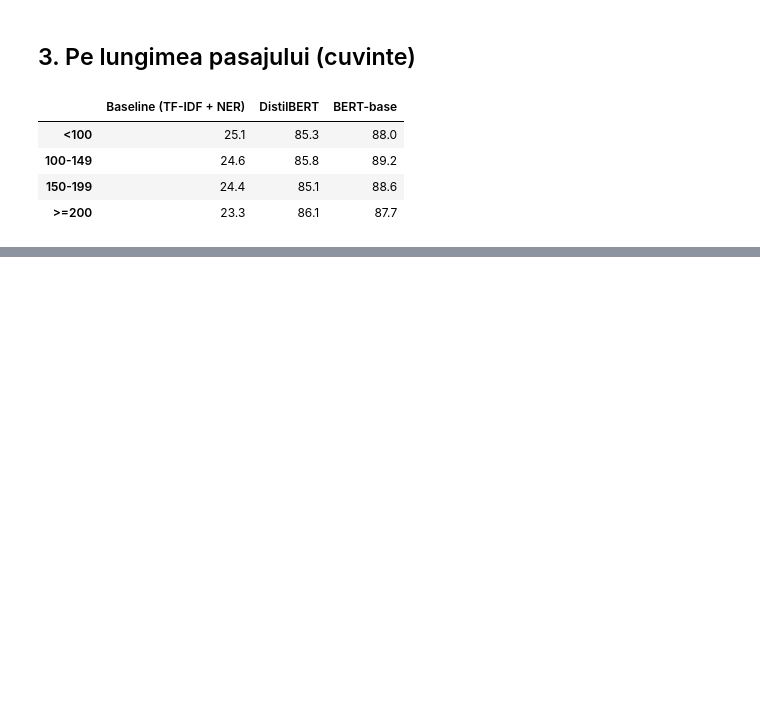
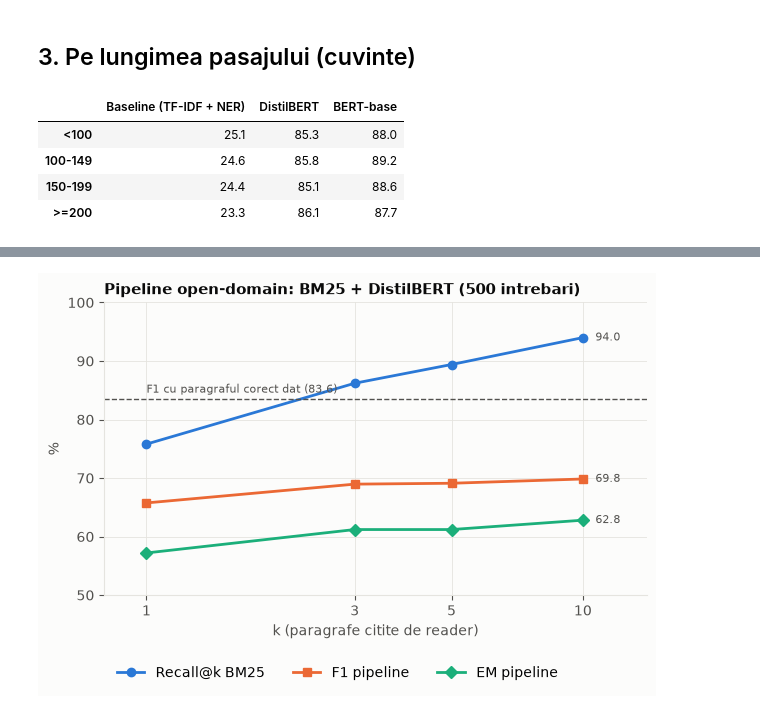
Before and after one commit to Darius762/nlp-qa-system, a Jupyter notebook: notebooks/results.ipynb, the cells around one changed output, grey strips where cells are left out. Cells and saved outputs as stored; diff of their text form; code cells hidden in the pictures; blank space fills up the shorter version.

```diff
--- a/notebooks/results.ipynb
+++ b/notebooks/results.ipynb
@@ -115,0 +151,13 @@ f1_by_length.round(1)
+# %%
+pipeline = json.loads(Path("results/pipeline_bm25_distilbert-base-uncased-squad_metrics.json").read_text(encoding="utf-8"))
+pipe_ks = [int(key[3:]) for key in pipeline if key.startswith("top")]
+pipe = pd.DataFrame({
+    f"top-{k}": {
+        "EM": pipeline[f"top{k}"]["exact_match"],
+        "F1": pipeline[f"top{k}"]["f1"],
+        "Recall@k BM25": pipeline[f"top{k}"]["retrieval_recall"],
+        "raspuns din paragraful corect": pipeline[f"top{k}"]["answer_from_gold_paragraph"],
+    } for k in pipe_ks
+}).T
+pipe.loc["paragraf corect dat"] = [pipeline["gold_paragraph"]["exact_match"], pipeline["gold_paragraph"]["f1"], 100.0, 100.0]
+pipe
@@ -115,0 +171,27 @@ f1_by_length.round(1)
+# %%
+fig, ax = plt.subplots(figsize=(7, 3.8))
+series = {
+    "Recall@k BM25": [pipeline[f"top{k}"]["retrieval_recall"] for k in pipe_ks],
+    "F1 pipeline": [pipeline[f"top{k}"]["f1"] for k in pipe_ks],
+    "EM pipeline": [pipeline[f"top{k}"]["exact_match"] for k in pipe_ks],
+}
+for (name, values), color, marker in zip(series.items(), COLORS, ["o", "s", "D"]):
+    ax.plot(pipe_ks, values, color=color, linewidth=2, marker=marker, markersize=6, label=name)
+    ax.annotate(f"{values[-1]:.1f}", (pipe_ks[-1], values[-1]), textcoords="offset points", xytext=(9, 0),
+                va="center", fontsize=8, color=INK_MUTED)
+gold_f1 = pipeline["gold_paragraph"]["f1"]
+ax.axhline(gold_f1, color=INK_MUTED, linewidth=1, linestyle="--")
+ax.text(pipe_ks[0], gold_f1 + 1, f"F1 cu paragraful corect dat ({gold_f1:.1f})", fontsize=8, color=INK_MUTED)
+ax.set_xscale("log")
+ax.set_xlim(0.8, 14)
+ax.set_xticks(pipe_ks, [str(k) for k in pipe_ks])
+ax.minorticks_off()
+ax.set_ylim(50, 100)
+ax.set_xlabel("k (paragrafe citite de reader)")
+ax.set_ylabel("%")
+ax.set_title("Pipeline open-domain: BM25 + DistilBERT (500 intrebari)")
+ax.legend(loc="upper left", bbox_to_anchor=(0, -0.2), ncol=3)
+fig.savefig(FIG_DIR / "results_pipeline_topk.png")
+plt.show()
+# %% [output]
+[figure, added]
```
Also changed, not shown: parts of 7 cells of this notebook, 17 other files.
